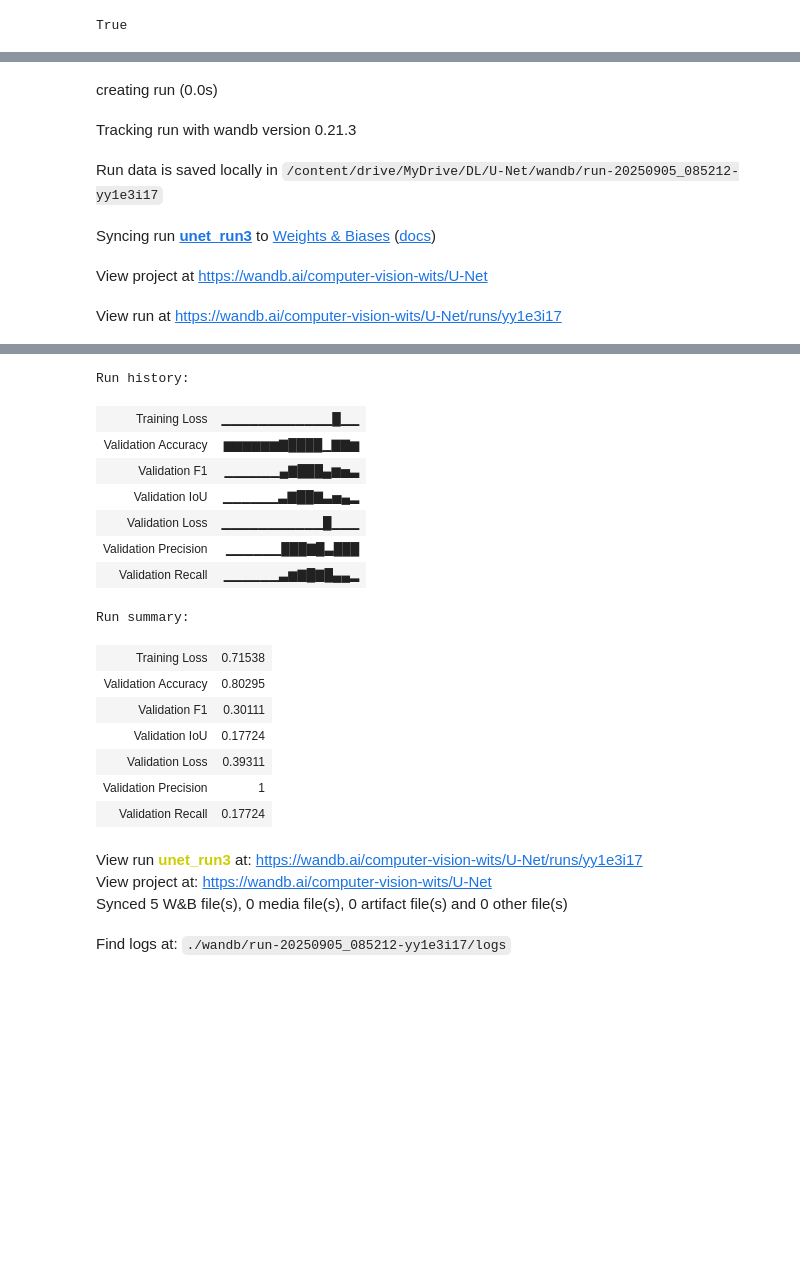
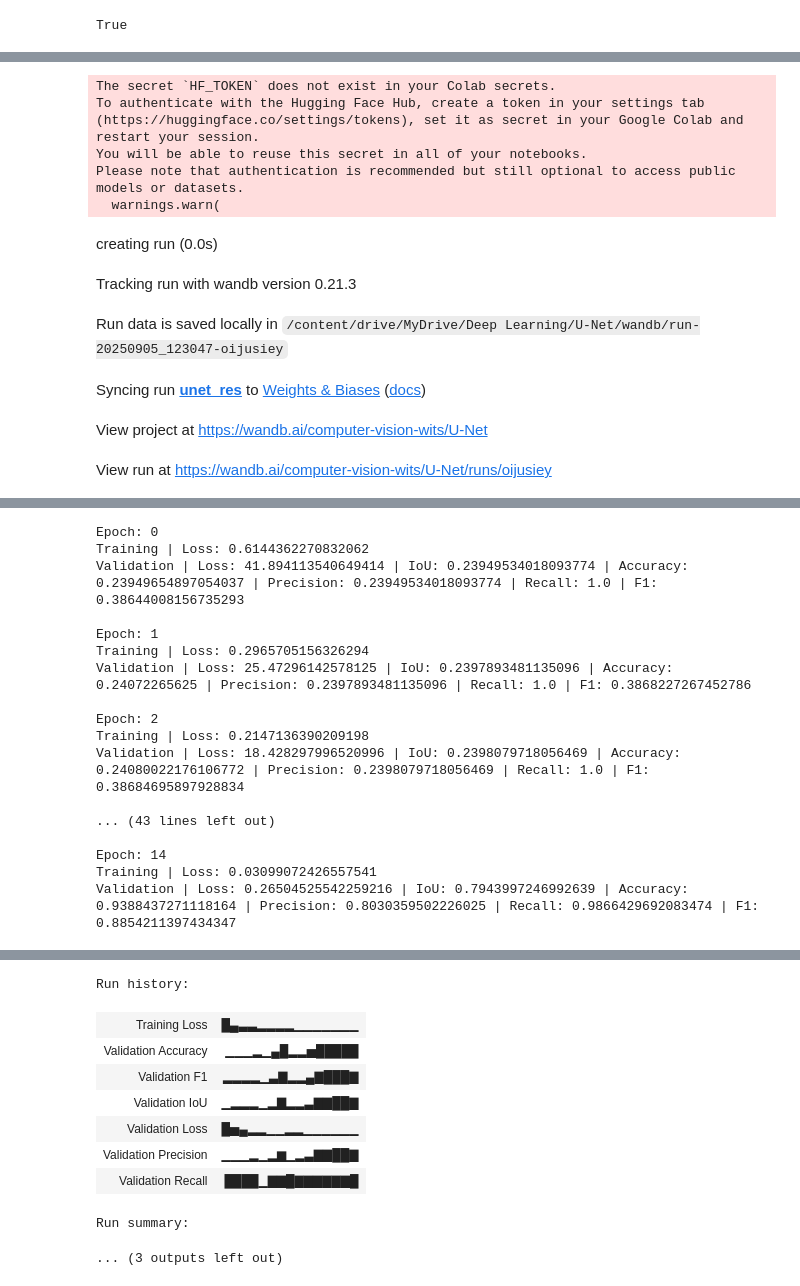
Before and after one commit to TumeloMkwambe/U-Net, a Jupyter notebook: main.ipynb, the cells around one changed output, grey strips where cells are left out. Drawn from its saved outputs; the diff is of its cells as text; code cells hidden in the pictures; blank space fills up the shorter version.

```diff
--- a/main.ipynb
+++ b/main.ipynb
@@ -23,4 +27,4 @@ True
 # %%
-train_data = get_data('train', [2, 7, 10, 12, 21, 24, 27, 28, 30, 43])
-val_data = get_data('val', [1, 11, 22, 32])
-test_data = get_data('test', [4, 16, 29, 36])
+training_data = get_data('train', [2, 7, 10, 12, 21, 24, 27, 28, 30, 43])
+validation_data = get_data('val', [1, 11, 22, 32])
+testing_data = get_data('test', [4, 16, 29, 36])
@@ -35,20 +165,18 @@ model = U_Net(
 # %%
-model = training_loop(
-    model = model,
-    training_data = train_data,
-    validation_data = val_data,
-    run_name = "unet_run3",
-    batch = 4,
-    learning_rate = 1e-3,
-    num_epochs = 15,
-    device = device
-)
+# U-Net with ResNet Backbone
+unet_res = smp.Unet(encoder_name = "resnet34", encoder_weights = "imagenet", in_channels = 3, classes = 2)
+unet_res = training_loop(model = unet_res, training_data = training_data, validation_data = validation_data, run_name = "unet_res", batch = 2, learning_rate = 1e-3, num_epochs = 15, device = device)
 
 torch.torch.cuda.empty_cache()
 # %% [output]
+The secret `HF_TOKEN` does not exist in your Colab secrets.
+To authenticate with the Hugging Face Hub, create a token in your settings tab (https://huggingface.co/settings/tokens), set it as secret in your Google Colab and restart your session.
+You will be able to reuse this secret in all of your notebooks.
+Please note that authentication is recommended but still optional to access public models or datasets.
+  warnings.warn(
 creating run (0.0s)
 Tracking run with wandb version 0.21.3
-Run data is saved locally in /content/drive/MyDrive/DL/U-Net/wandb/run-20250905_085212-yy1e3i17
+Run data is saved locally in /content/drive/MyDrive/Deep Learning/U-Net/wandb/run-20250905_123047-oijusiey
-Syncing run unet_run3 to Weights & Biases (docs)
+Syncing run unet_res to Weights & Biases (docs)
 View project at https://wandb.ai/computer-vision-wits/U-Net
-View run at https://wandb.ai/computer-vision-wits/U-Net/runs/yy1e3i17
+View run at https://wandb.ai/computer-vision-wits/U-Net/runs/oijusiey
@@ -72,21 +183,28 @@ Validation | Loss: 0.3931058645248413 | IoU: 0.17724114862766233 | Accuracy: 0.8
+Epoch: 0
+Training | Loss: 0.6144362270832062
+Validation | Loss: 41.894113540649414 | IoU: 0.23949534018093774 | Accuracy: 0.23949654897054037 | Precision: 0.23949534018093774 | Recall: 1.0 | F1: 0.38644008156735293
+
+Epoch: 1
+Training | Loss: 0.2965705156326294
+Validation | Loss: 25.47296142578125 | IoU: 0.2397893481135096 | Accuracy: 0.24072265625 | Precision: 0.2397893481135096 | Recall: 1.0 | F1: 0.3868227267452786
+
+Epoch: 2
+Training | Loss: 0.2147136390209198
+Validation | Loss: 18.428297996520996 | IoU: 0.2398079718056469 | Accuracy: 0.24080022176106772 | Precision: 0.2398079718056469 | Recall: 1.0 | F1: 0.38684695897928834
+
+... (43 lines left out)
+
+Epoch: 14
+Training | Loss: 0.03099072426557541
+Validation | Loss: 0.26504525542259216 | IoU: 0.7943997246992639 | Accuracy: 0.9388437271118164 | Precision: 0.8030359502226025 | Recall: 0.9866429692083474 | F1: 0.8854211397434347
 [interactive output not drawn]
-Run history:
+Run history:
-| Training Loss | ▁▁▁▁▁▁▁▁▁▁▁▁█▁▁ |
-| Validation Accuracy | ▆▆▆▆▆▆▇████▁▇▇▆ |
-| Validation F1 | ▁▁▁▁▁▁▄▇███▄▆▅▃ |
-| Validation IoU | ▁▁▁▁▁▁▃▇██▇▃▅▄▂ |
-| Validation Loss | ▁▁▁▁▁▁▁▁▁▁▁█▁▁▁ |
-| Validation Precision | ▁▁▁▁▁▁███▇█▃███ |
-| Validation Recall | ▁▁▁▁▁▁▃▆▇█▇█▄▄▂ |
+| Training Loss | █▄▃▃▂▂▂▂▁▁▁▁▁▁▁ |
+| Validation Accuracy | ▁▁▁▂▁▄█▂▂▅█████ |
+| Validation F1 | ▂▂▂▂▁▃▇▂▂▄▇███▇ |
+| Validation IoU | ▁▂▂▂▁▂▇▂▂▃▇▇██▇ |
+| Validation Loss | █▅▄▂▂▁▁▂▂▁▁▁▁▁▁ |
+| Validation Precision | ▁▁▁▂▁▂▆▁▂▃▇▇██▇ |
+| Validation Recall | ████▁▇▇█▇▇▇▇▇▇█ |
-Run summary:
-| Training Loss | 0.71538 |
-| Validation Accuracy | 0.80295 |
-| Validation F1 | 0.30111 |
-| Validation IoU | 0.17724 |
-| Validation Loss | 0.39311 |
-| Validation Precision | 1 |
-| Validation Recall | 0.17724 |
-View run unet_run3 at: https://wandb.ai/computer-vision-wits/U-Net/runs/yy1e3i17
-View project at: https://wandb.ai/computer-vision-wits/U-Net
-Synced 5 W&B file(s), 0 media file(s), 0 artifact file(s) and 0 other file(s)
-Find logs at: ./wandb/run-20250905_085212-yy1e3i17/logs
+Run summary:
+... (3 outputs left out)
```
Also changed, not shown: parts of 36 cells of this notebook, 3 other files.
